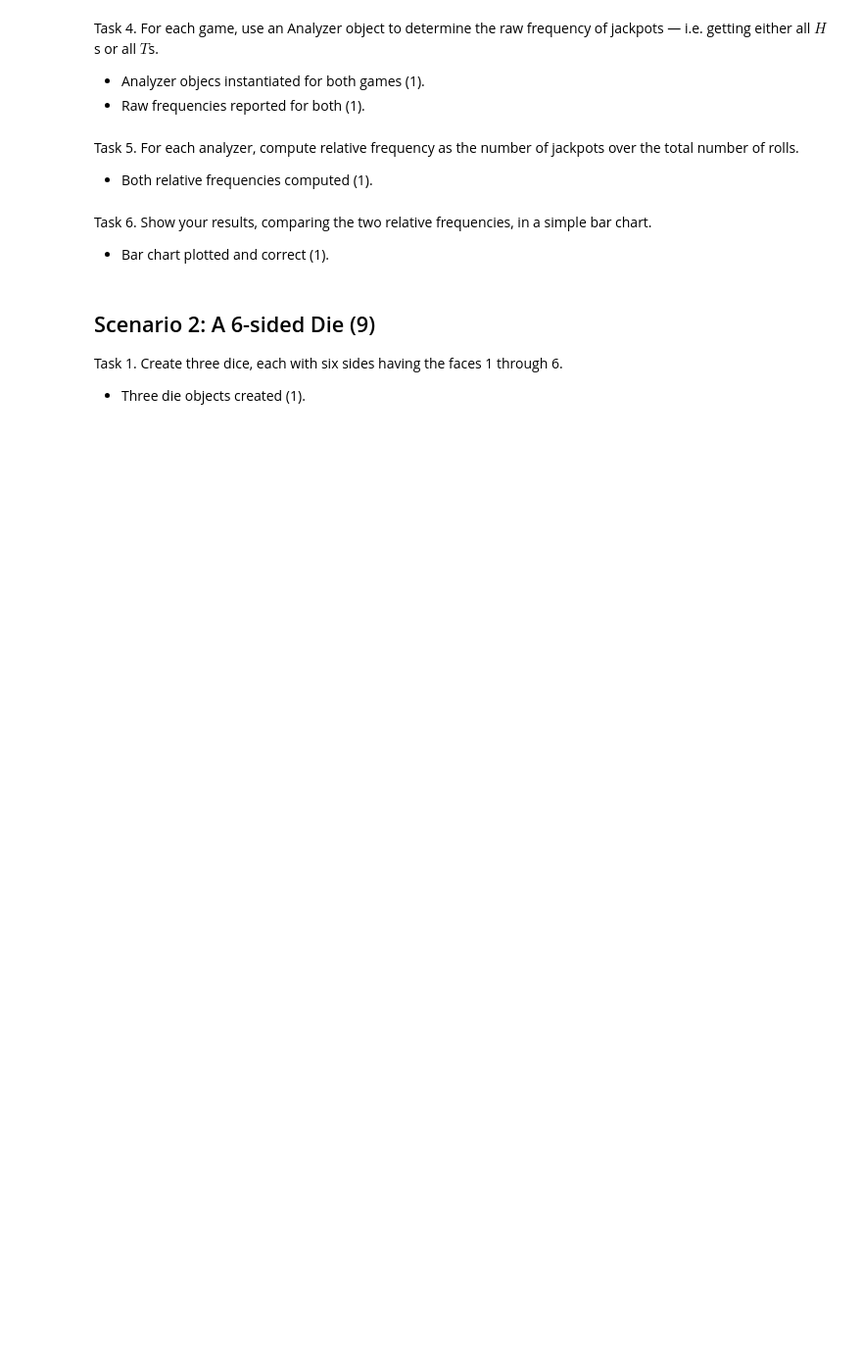
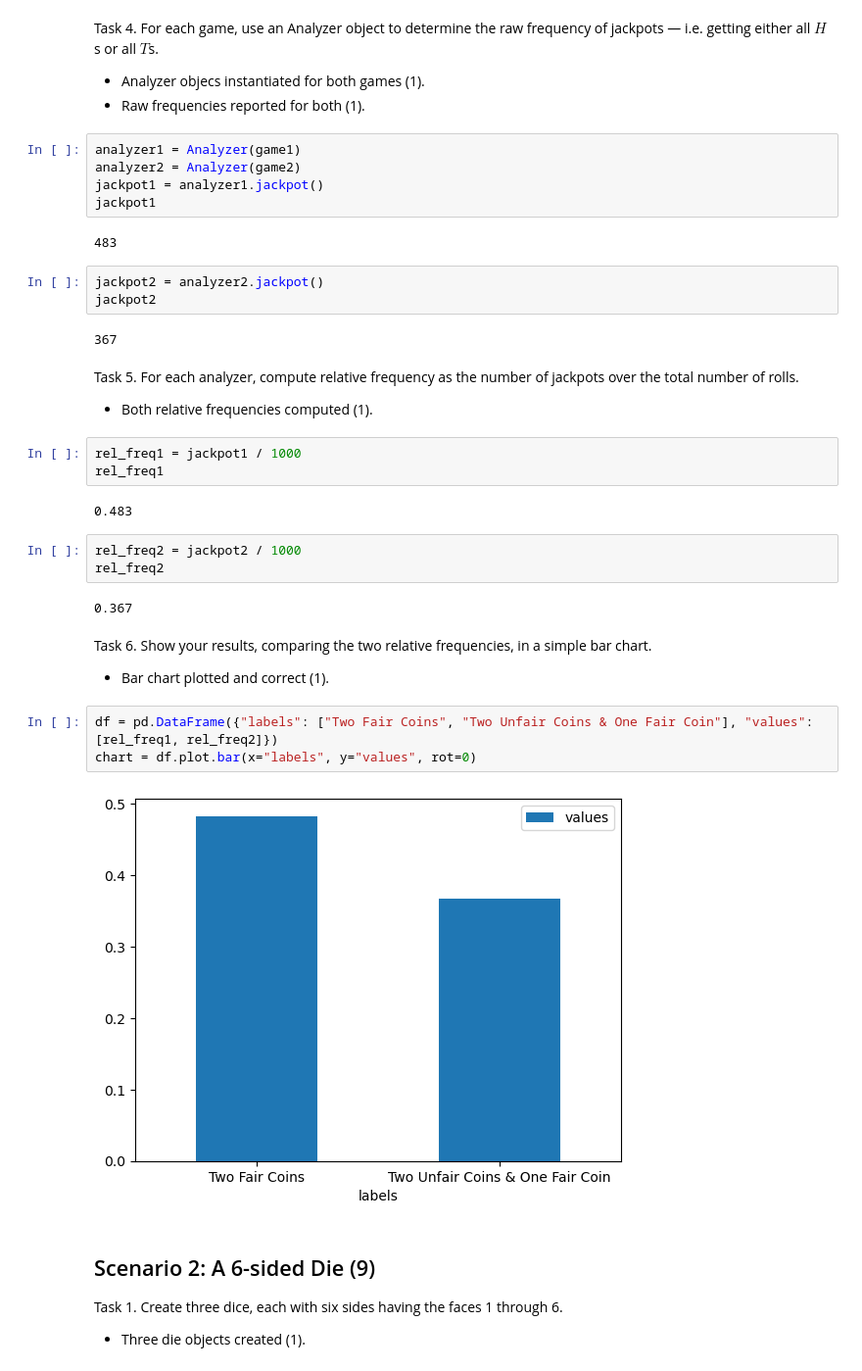
Before and after one commit to liamrdonoghue/montecarlo, a Jupyter notebook: bat7kt_DS5100_FinalProject.ipynb, the cells around one changed output. Shown: that part at 98% size. Cells and saved outputs as stored; diff of their text form; blank space fills up the shorter version.

```diff
--- a/bat7kt_DS5100_FinalProject.ipynb
+++ b/bat7kt_DS5100_FinalProject.ipynb
@@ -329,14 +564,41 @@ Task 4. For each game, use an Analyzer object to determine the raw frequency of
 
 - Analyzer objecs instantiated for both games (1).
 - Raw frequencies reported for both (1).
+# %%
+analyzer1 = Analyzer(game1)
+analyzer2 = Analyzer(game2)
+jackpot1 = analyzer1.jackpot()
+jackpot1
+# %% [output]
+483
+# %%
+jackpot2 = analyzer2.jackpot()
+jackpot2
+# %% [output]
+367
 # %% [markdown]
 Task 5. For each analyzer, compute relative frequency as the number of jackpots over the total number of rolls.
 
 - Both relative frequencies computed (1).
+# %%
+rel_freq1 = jackpot1 / 1000
+rel_freq1
+# %% [output]
+0.483
+# %%
+rel_freq2 = jackpot2 / 1000
+rel_freq2
+# %% [output]
+0.367
 # %% [markdown]
 Task 6. Show your results, comparing the two relative frequencies, in a simple bar chart.
 
 - Bar chart plotted and correct (1).
+# %%
+df = pd.DataFrame({"labels": ["Two Fair Coins", "Two Unfair Coins & One Fair Coin"], "values": [rel_freq1, rel_freq2]})
+chart = df.plot.bar(x="labels", y="values", rot=0)
+# %% [output]
+[figure, added]
 # %% [markdown]
 ## Scenario 2: A 6-sided Die (9)
 
```
Also changed, not shown: parts of 30 cells of this notebook, 8 other files.
